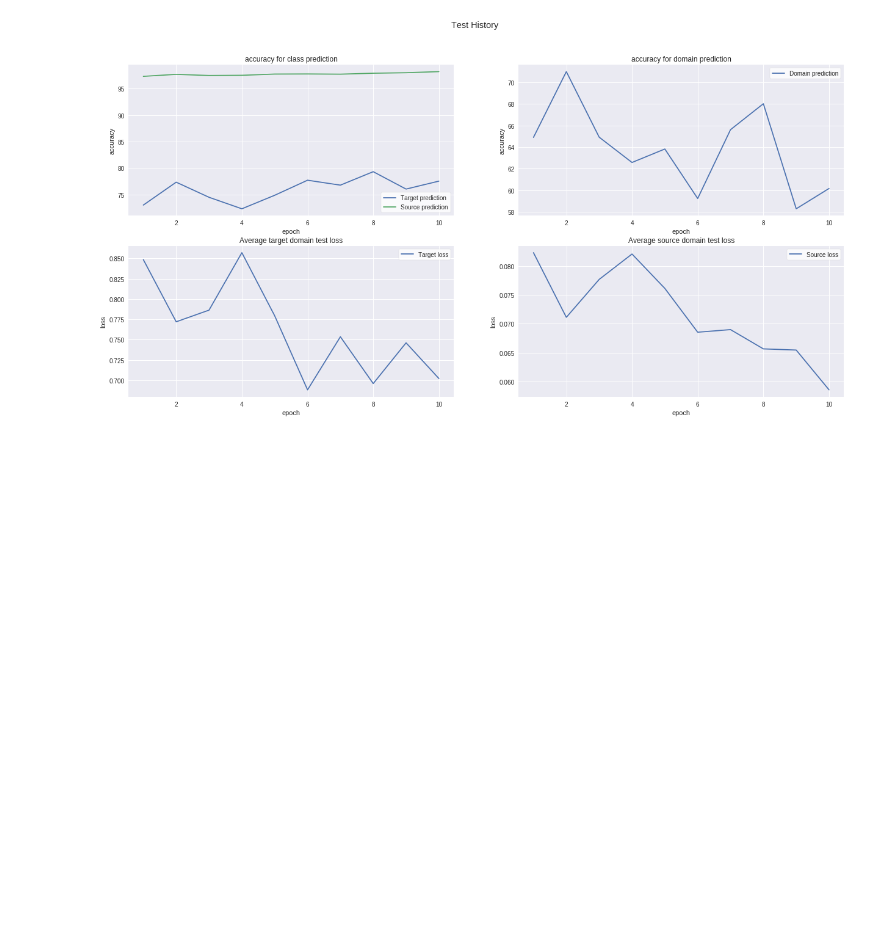
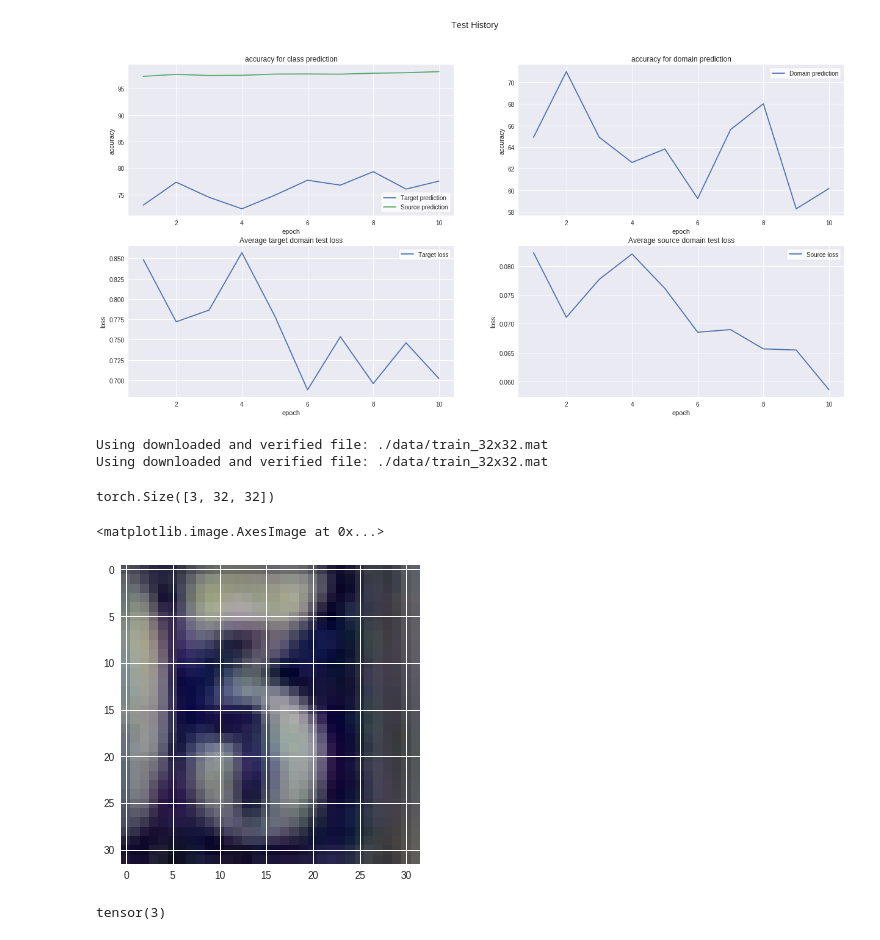
Before and after one commit to wiatrak2/BScThesis, a Jupyter notebook: mnist.ipynb, the cells around one changed output. Drawn from its saved outputs; the diff is of its cells as text; code cells hidden in the pictures; blank space fills up the shorter version.

```diff
--- a/mnist.ipynb
+++ b/mnist.ipynb
@@ -720,3 +722,38 @@ Domains predictor:  Accuracy: 12031/20000 (60%)
 plots.plot_test(test_history_next)
 # %% [output]
 [figure]
+# %%
+transform=transforms.Compose([
+                           transforms.ToTensor(),
+                           transforms.Normalize((0.5, 0.5, 0.5), (0.5, 0.5, 0.5))
+                       ])
+
+train_set = torchvision.datasets.SVHN(root='./data', download=True,
+                                     transform=transform)
+train_loader = torch.utils.data.DataLoader(train_set, batch_size=batch_size,
+                                         shuffle=True, num_workers=num_workers)
+
+test_set = torchvision.datasets.SVHN(root='./data', download=True,
+                                     transform=transform)
+test_loader = torch.utils.data.DataLoader(test_set, batch_size=batch_size,
+                                         shuffle=False, num_workers=num_workers)
+# %% [output]
+Using downloaded and verified file: ./data/train_32x32.mat
+Using downloaded and verified file: ./data/train_32x32.mat
+# %%
+trainiter = iter(train_loader)
+images, labels = trainiter.next()
+
+sample = images[0]
+sample.size()
+# %% [output]
+torch.Size([3, 32, 32])
+# %%
+plt.imshow(sample.numpy().transpose(1,2,0))
+# %% [output]
+<matplotlib.image.AxesImage at 0x...>
+[figure, added]
+# %%
+labels[0]
+# %% [output]
+tensor(3)
```
Also changed, not shown: parts of 11 cells of this notebook.
